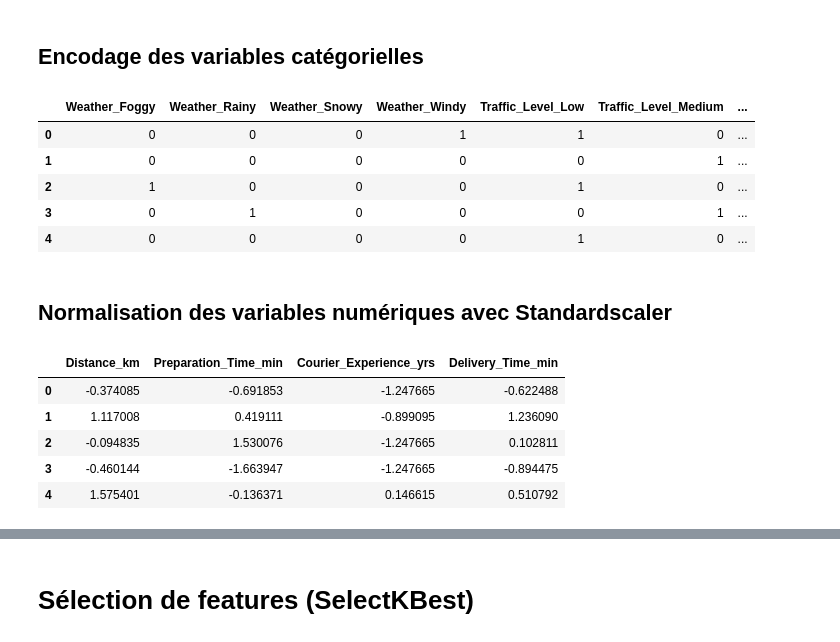
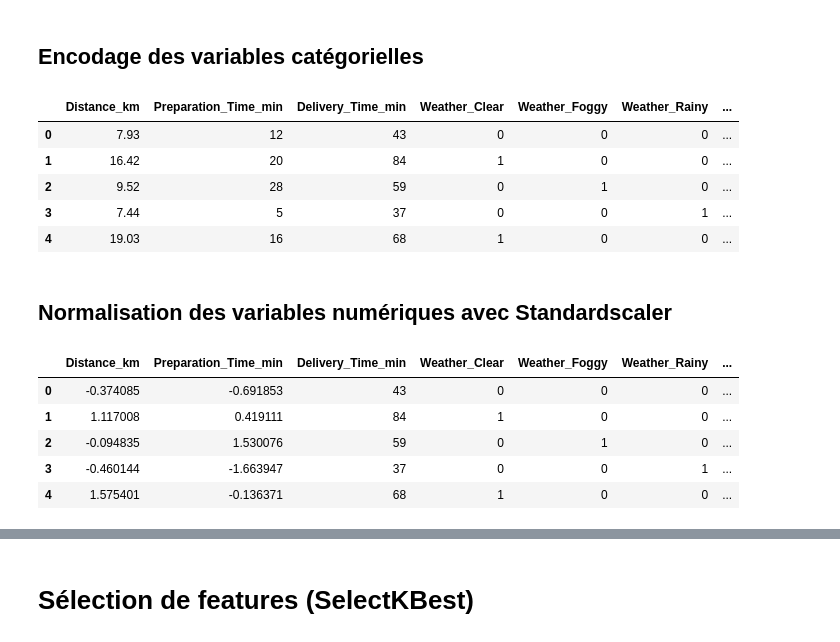
Before and after one commit to khadija199904/Data-IA-Simplon-Maghreb, a Jupyter notebook: Brief2- Prédiction Temps de Livraison/EDA.ipynb, the cells around one changed output, grey strips where cells are left out. Cells and saved outputs as stored; diff of their text form; code cells hidden in the pictures.

```diff
--- a/Brief2- Prédiction Temps de Livraison/EDA.ipynb
+++ b/Brief2- Prédiction Temps de Livraison/EDA.ipynb
@@ -188,33 +209,36 @@ from sklearn.metrics import make_scorer, mean_absolute_error
+# %%
+# La colonne Courier_Experience_yrs est supprimée car elle n pour l’analyse.
+df = df.drop('Courier_Experience_yrs', axis=1)
 # %% [markdown]
 ## Encodage des variables catégorielles
 # %%
 # selection les variables catégoriales
-catg_cols = df.select_dtypes(include=['object', 'category']).columns
+
 # Encodage avec get_dummies (One-Hot)
-df_encoded = pd.get_dummies(df[catg_cols], columns=catg_cols,drop_first=True, dtype=int)
+df_encoded = pd.get_dummies(df, dtype=int)
 df_encoded.head()
 # %% [output]
-|  | Weather_Foggy | Weather_Rainy | Weather_Snowy | Weather_Windy | Traffic_Level_Low | Traffic_Level_Medium | ... |
-| 0 | 0 | 0 | 0 | 1 | 1 | 0 | ... |
-| 1 | 0 | 0 | 0 | 0 | 0 | 1 | ... |
-| 2 | 1 | 0 | 0 | 0 | 1 | 0 | ... |
-| 3 | 0 | 1 | 0 | 0 | 0 | 1 | ... |
-| 4 | 0 | 0 | 0 | 0 | 1 | 0 | ... |
+|  | Distance_km | Preparation_Time_min | Delivery_Time_min | Weather_Clear | Weather_Foggy | Weather_Rainy | ... |
+| 0 | 7.93 | 12 | 43 | 0 | 0 | 0 | ... |
+| 1 | 16.42 | 20 | 84 | 1 | 0 | 0 | ... |
+| 2 | 9.52 | 28 | 59 | 0 | 1 | 0 | ... |
+| 3 | 7.44 | 5 | 37 | 0 | 0 | 1 | ... |
+| 4 | 19.03 | 16 | 68 | 1 | 0 | 0 | ... |
 # %% [markdown]
 ## Normalisation des variables numériques avec Standardscaler
 # %%
 # selection les variables numériques
-numer_cols = df.select_dtypes(include='number').columns.tolist()
-
+numer_cols = ['Distance_km','Preparation_Time_min']
+df_scaled = df_encoded.copy()
 # scaler
 scaler = StandardScaler()
 
-df_scaled= pd.DataFrame(scaler.fit_transform(df[numer_cols]),columns=numer_cols, index=df.index )
+df_scaled[numer_cols ] = scaler.fit_transform(df_scaled[numer_cols])
 df_scaled.head()
 # %% [output]
-|  | Distance_km | Preparation_Time_min | Courier_Experience_yrs | Delivery_Time_min |
-| 0 | -0.374085 | -0.691853 | -1.247665 | -0.622488 |
-| 1 | 1.117008 | 0.419111 | -0.899095 | 1.236090 |
-| 2 | -0.094835 | 1.530076 | -1.247665 | 0.102811 |
-| 3 | -0.460144 | -1.663947 | -1.247665 | -0.894475 |
-| 4 | 1.575401 | -0.136371 | 0.146615 | 0.510792 |
+|  | Distance_km | Preparation_Time_min | Delivery_Time_min | Weather_Clear | Weather_Foggy | Weather_Rainy | ... |
+| 0 | -0.374085 | -0.691853 | 43 | 0 | 0 | 0 | ... |
+| 1 | 1.117008 | 0.419111 | 84 | 1 | 0 | 0 | ... |
+| 2 | -0.094835 | 1.530076 | 59 | 0 | 1 | 0 | ... |
+| 3 | -0.460144 | -1.663947 | 37 | 0 | 0 | 1 | ... |
+| 4 | 1.575401 | -0.136371 | 68 | 1 | 0 | 0 | ... |
```
Also changed, not shown: parts of 35 cells of this notebook.
